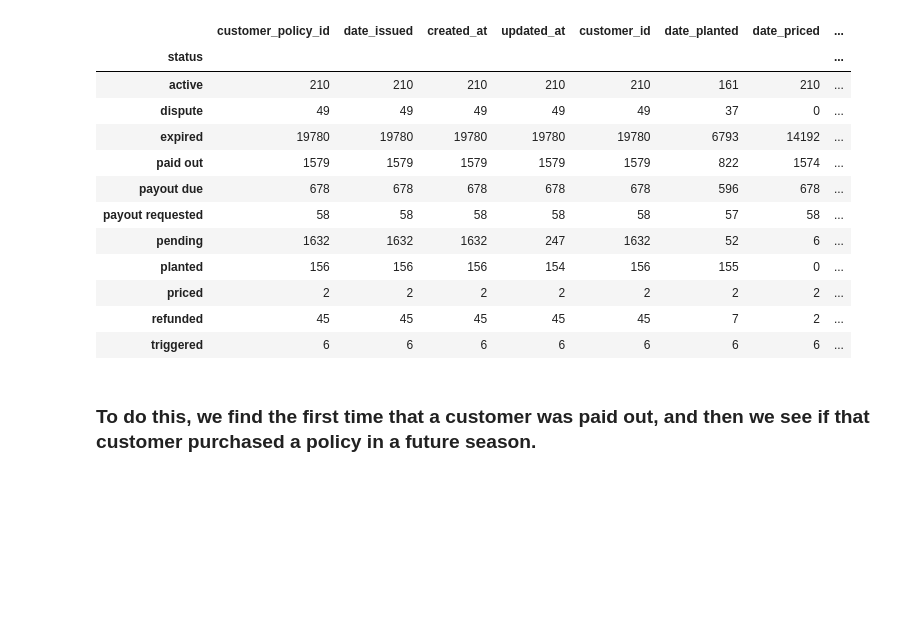
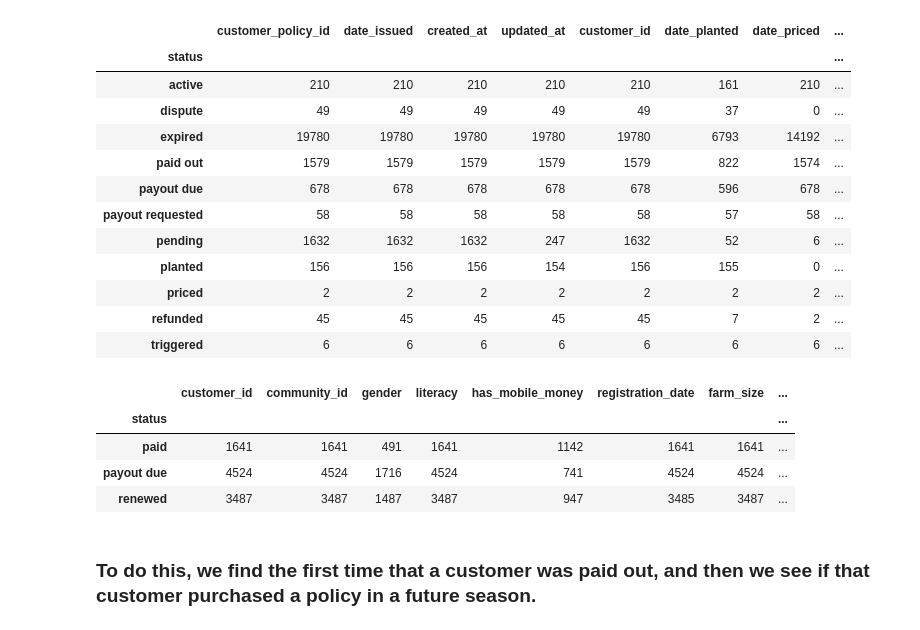
Before and after one commit to utkarshdalal/worldcover_coding_assignment, a Jupyter notebook: worldcover_coding_challenge.ipynb, the cells around one changed output. Cells and saved outputs as stored; diff of their text form; code cells hidden in the pictures; blank space fills up the shorter version.

```diff
--- a/worldcover_coding_challenge.ipynb
+++ b/worldcover_coding_challenge.ipynb
@@ -656,3 +657,13 @@ policies_df.groupby('status').count()
 | priced | 2 | 2 | 2 | 2 | 2 | 2 | 2 | ... |
 | refunded | 45 | 45 | 45 | 45 | 45 | 7 | 2 | ... |
 | triggered | 6 | 6 | 6 | 6 | 6 | 6 | 6 | ... |
+# %%
+customers_w_community_payouts_df = pd.merge(customers_df, community_payouts_df, on='community_id')
+# %%
+customers_w_community_payouts_df.groupby('status').count()
+# %% [output]
+|  | customer_id | community_id | gender | literacy | has_mobile_money | registration_date | farm_size | ... |
+| status |  |  |  |  |  |  |  | ... |
+| paid | 1641 | 1641 | 491 | 1641 | 1142 | 1641 | 1641 | ... |
+| payout due | 4524 | 4524 | 1716 | 4524 | 741 | 4524 | 4524 | ... |
+| renewed | 3487 | 3487 | 1487 | 3487 | 947 | 3485 | 3487 | ... |
```
Also changed, not shown: parts of 19 cells of this notebook, 1 other file.
